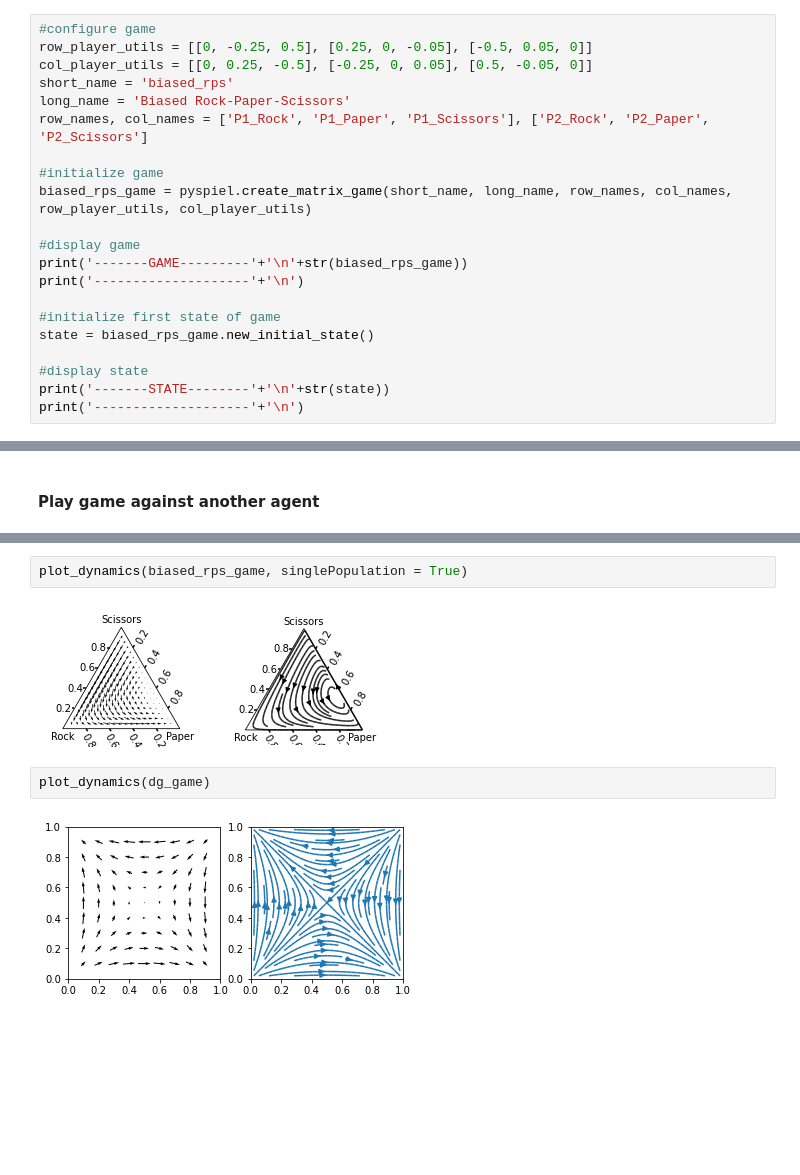
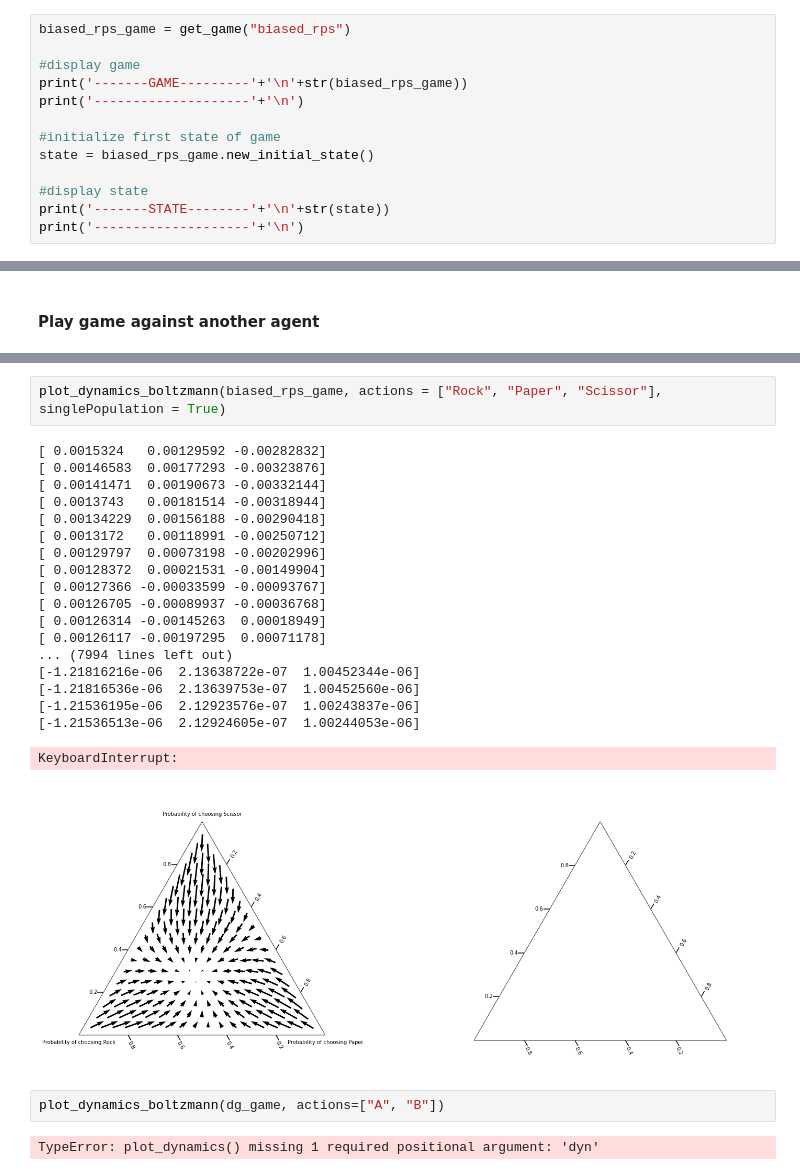
Before and after one commit to rubenponsaers/ml_project, a Jupyter notebook: code/task2.ipynb, the cells around one changed output, grey strips where cells are left out. Cells and saved outputs as stored; diff of their text form; blank space fills up the shorter version.

Commit message:
backup boltzmann

```diff
--- a/code/task2.ipynb
+++ b/code/task2.ipynb
@@ -17,15 +17,7 @@ import pyspiel
 
 #### Initialization of Biased RPS
 # %%
-#configure game
-row_player_utils = [[0, -0.25, 0.5], [0.25, 0, -0.05], [-0.5, 0.05, 0]]
-col_player_utils = [[0, 0.25, -0.5], [-0.25, 0, 0.05], [0.5, -0.05, 0]]
-short_name = 'biased_rps'
-long_name = 'Biased Rock-Paper-Scissors'
-row_names, col_names = ['P1_Rock', 'P1_Paper', 'P1_Scissors'], ['P2_Rock', 'P2_Paper', 'P2_Scissors']
-
-#initialize game
-biased_rps_game = pyspiel.create_matrix_game(short_name, long_name, row_names, col_names, row_player_utils, col_player_utils)
+biased_rps_game = get_game("biased_rps")
 
 #display game
 print('-------GAME---------'+'\n'+str(biased_rps_game))
@@ -320,9 +216,27 @@ play_game(sg_game, q_learned_agent1, random_agent.RandomAgent(player_id=1, num_a
 # %%
-plot_dynamics(biased_rps_game, singlePopulation = True)
+plot_dynamics_boltzmann(biased_rps_game, actions = ["Rock", "Paper", "Scissor"], singlePopulation = True)
 # %% [output]
+[ 0.0015324   0.00129592 -0.00282832]
+[ 0.00146583  0.00177293 -0.00323876]
+[ 0.00141471  0.00190673 -0.00332144]
+[ 0.0013743   0.00181514 -0.00318944]
+[ 0.00134229  0.00156188 -0.00290418]
+[ 0.0013172   0.00118991 -0.00250712]
+[ 0.00129797  0.00073198 -0.00202996]
+[ 0.00128372  0.00021531 -0.00149904]
+[ 0.00127366 -0.00033599 -0.00093767]
+[ 0.00126705 -0.00089937 -0.00036768]
+[ 0.00126314 -0.00145263  0.00018949]
+[ 0.00126117 -0.00197295  0.00071178]
+... (7994 lines left out)
+[-1.21816216e-06  2.13638722e-07  1.00452344e-06]
+[-1.21816536e-06  2.13639753e-07  1.00452560e-06]
+[-1.21536195e-06  2.12923576e-07  1.00243837e-06]
+[-1.21536513e-06  2.12924605e-07  1.00244053e-06]
+KeyboardInterrupt:
-[figure, old version]
+[figure, new version]
 # %%
-plot_dynamics(dg_game)
+plot_dynamics_boltzmann(dg_game, actions=["A", "B"])
 # %% [output]
-[figure, removed]
+TypeError: plot_dynamics() missing 1 required positional argument: 'dyn'
 # %%
```
Also changed, not shown: parts of 11 cells of this notebook, 2 other files.
